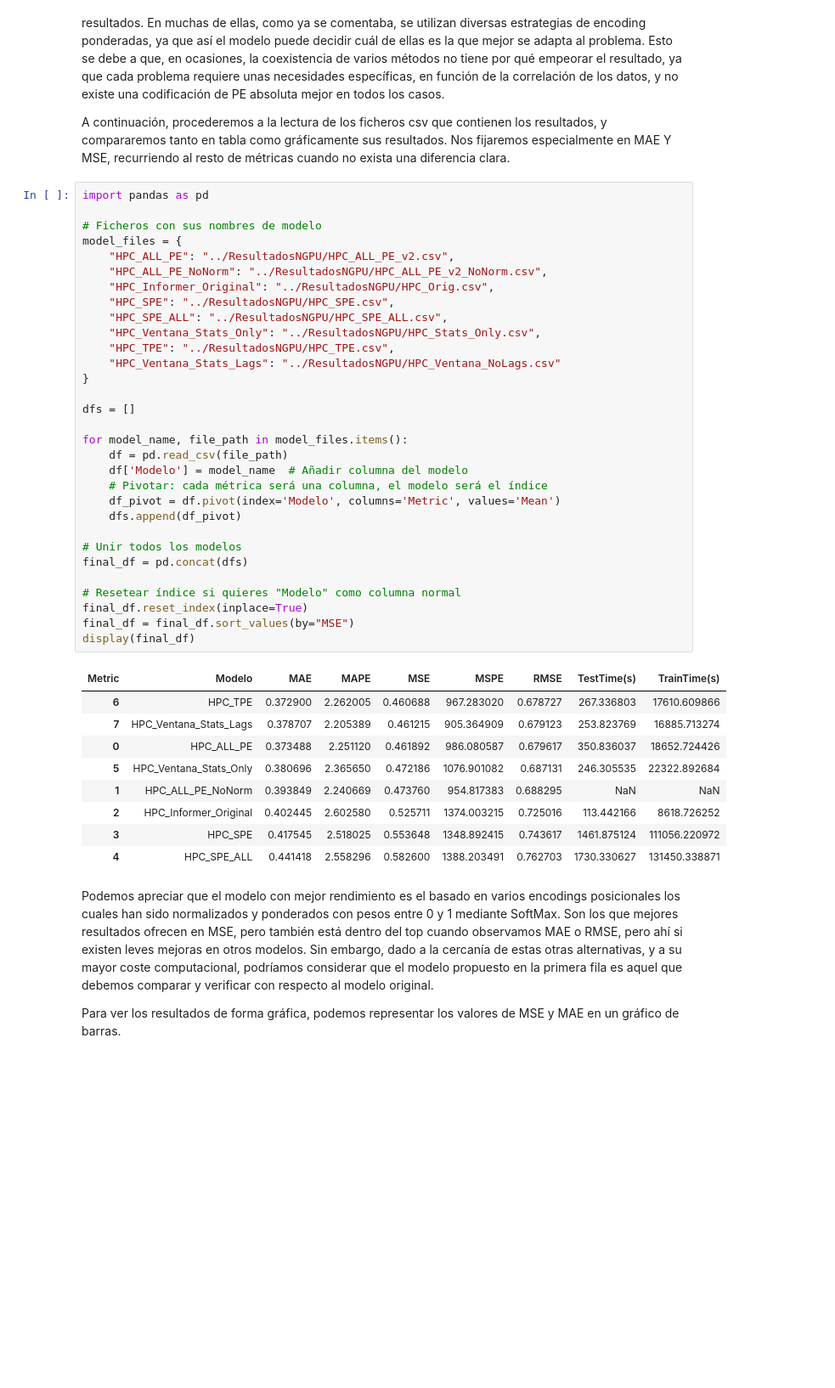
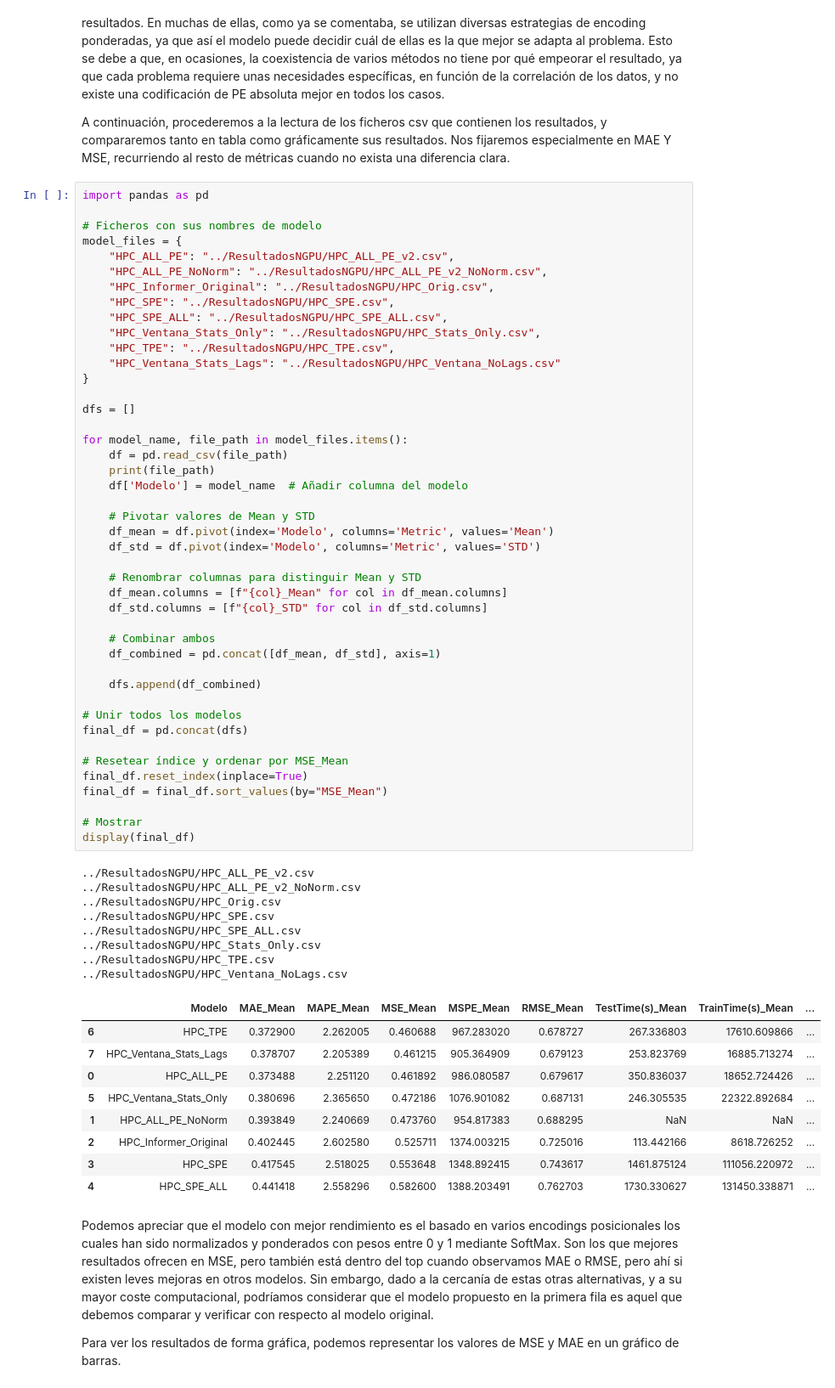
Before and after one commit to hexecoded/TFM, a Jupyter notebook: Experimentos/ResultadosNGPU.ipynb, the cells around one changed output. Shown: that part at 85% size. Drawn from its saved outputs; the diff is of its cells as text; blank space fills up the shorter version.

```diff
--- a/Experimentos/ResultadosNGPU.ipynb
+++ b/Experimentos/ResultadosNGPU.ipynb
@@ -23,44 +23,65 @@ A continuación, procederemos a la lectura de los ficheros csv que contienen los
 # %%
 import pandas as pd
 
 # Ficheros con sus nombres de modelo
 model_files = {
     "HPC_ALL_PE": "../ResultadosNGPU/HPC_ALL_PE_v2.csv",
     "HPC_ALL_PE_NoNorm": "../ResultadosNGPU/HPC_ALL_PE_v2_NoNorm.csv",
     "HPC_Informer_Original": "../ResultadosNGPU/HPC_Orig.csv",
     "HPC_SPE": "../ResultadosNGPU/HPC_SPE.csv",
     "HPC_SPE_ALL": "../ResultadosNGPU/HPC_SPE_ALL.csv",
     "HPC_Ventana_Stats_Only": "../ResultadosNGPU/HPC_Stats_Only.csv",
     "HPC_TPE": "../ResultadosNGPU/HPC_TPE.csv",
     "HPC_Ventana_Stats_Lags": "../ResultadosNGPU/HPC_Ventana_NoLags.csv"
 }
 
 dfs = []
 
 for model_name, file_path in model_files.items():
     df = pd.read_csv(file_path)
+    print(file_path)
     df['Modelo'] = model_name  # Añadir columna del modelo
-    # Pivotar: cada métrica será una columna, el modelo será el índice
-    df_pivot = df.pivot(index='Modelo', columns='Metric', values='Mean')
-    dfs.append(df_pivot)
+
+    # Pivotar valores de Mean y STD
+    df_mean = df.pivot(index='Modelo', columns='Metric', values='Mean')
+    df_std = df.pivot(index='Modelo', columns='Metric', values='STD')
+
+    # Renombrar columnas para distinguir Mean y STD
+    df_mean.columns = [f"{col}_Mean" for col in df_mean.columns]
+    df_std.columns = [f"{col}_STD" for col in df_std.columns]
+
+    # Combinar ambos
+    df_combined = pd.concat([df_mean, df_std], axis=1)
+
+    dfs.append(df_combined)
 
 # Unir todos los modelos
 final_df = pd.concat(dfs)
 
-# Resetear índice si quieres "Modelo" como columna normal
+# Resetear índice y ordenar por MSE_Mean
 final_df.reset_index(inplace=True)
-final_df = final_df.sort_values(by="MSE")
+final_df = final_df.sort_values(by="MSE_Mean")
+
+# Mostrar
 display(final_df)
 # %% [output]
+../ResultadosNGPU/HPC_ALL_PE_v2.csv
+../ResultadosNGPU/HPC_ALL_PE_v2_NoNorm.csv
+../ResultadosNGPU/HPC_Orig.csv
+../ResultadosNGPU/HPC_SPE.csv
+../ResultadosNGPU/HPC_SPE_ALL.csv
+../ResultadosNGPU/HPC_Stats_Only.csv
+../ResultadosNGPU/HPC_TPE.csv
+../ResultadosNGPU/HPC_Ventana_NoLags.csv
-| Metric | Modelo | MAE | MAPE | MSE | MSPE | RMSE | TestTime(s) | TrainTime(s) |
-| 6 | HPC_TPE | 0.372900 | 2.262005 | 0.460688 | 967.283020 | 0.678727 | 267.336803 | 17610.609866 |
-| 7 | HPC_Ventana_Stats_Lags | 0.378707 | 2.205389 | 0.461215 | 905.364909 | 0.679123 | 253.823769 | 16885.713274 |
-| 0 | HPC_ALL_PE | 0.373488 | 2.251120 | 0.461892 | 986.080587 | 0.679617 | 350.836037 | 18652.724426 |
-| 5 | HPC_Ventana_Stats_Only | 0.380696 | 2.365650 | 0.472186 | 1076.901082 | 0.687131 | 246.305535 | 22322.892684 |
-| 1 | HPC_ALL_PE_NoNorm | 0.393849 | 2.240669 | 0.473760 | 954.817383 | 0.688295 | NaN | NaN |
-| 2 | HPC_Informer_Original | 0.402445 | 2.602580 | 0.525711 | 1374.003215 | 0.725016 | 113.442166 | 8618.726252 |
-| 3 | HPC_SPE | 0.417545 | 2.518025 | 0.553648 | 1348.892415 | 0.743617 | 1461.875124 | 111056.220972 |
-| 4 | HPC_SPE_ALL | 0.441418 | 2.558296 | 0.582600 | 1388.203491 | 0.762703 | 1730.330627 | 131450.338871 |
+|  | Modelo | MAE_Mean | MAPE_Mean | MSE_Mean | MSPE_Mean | RMSE_Mean | TestTime(s)_Mean | TrainTime(s)_Mean | ... |
+| 6 | HPC_TPE | 0.372900 | 2.262005 | 0.460688 | 967.283020 | 0.678727 | 267.336803 | 17610.609866 | ... |
+| 7 | HPC_Ventana_Stats_Lags | 0.378707 | 2.205389 | 0.461215 | 905.364909 | 0.679123 | 253.823769 | 16885.713274 | ... |
+| 0 | HPC_ALL_PE | 0.373488 | 2.251120 | 0.461892 | 986.080587 | 0.679617 | 350.836037 | 18652.724426 | ... |
+| 5 | HPC_Ventana_Stats_Only | 0.380696 | 2.365650 | 0.472186 | 1076.901082 | 0.687131 | 246.305535 | 22322.892684 | ... |
+| 1 | HPC_ALL_PE_NoNorm | 0.393849 | 2.240669 | 0.473760 | 954.817383 | 0.688295 | NaN | NaN | ... |
+| 2 | HPC_Informer_Original | 0.402445 | 2.602580 | 0.525711 | 1374.003215 | 0.725016 | 113.442166 | 8618.726252 | ... |
+| 3 | HPC_SPE | 0.417545 | 2.518025 | 0.553648 | 1348.892415 | 0.743617 | 1461.875124 | 111056.220972 | ... |
+| 4 | HPC_SPE_ALL | 0.441418 | 2.558296 | 0.582600 | 1388.203491 | 0.762703 | 1730.330627 | 131450.338871 | ... |
 # %% [markdown]
 Podemos apreciar que el modelo con mejor rendimiento es el basado en varios encodings posicionales los cuales han sido normalizados y ponderados con pesos entre 0 y 1 mediante SoftMax. Son los que mejores resultados ofrecen en MSE, pero también está dentro del top cuando observamos MAE o RMSE, pero ahí si existen leves mejoras en otros modelos. Sin embargo, dado a la cercanía de estas otras alternativas, y a su mayor coste computacional, podríamos considerar que el modelo propuesto en la primera fila es aquel que debemos comparar y verificar con respecto al modelo original.
 
```
Also changed, not shown: parts of 3 cells of this notebook, 7 other files.
